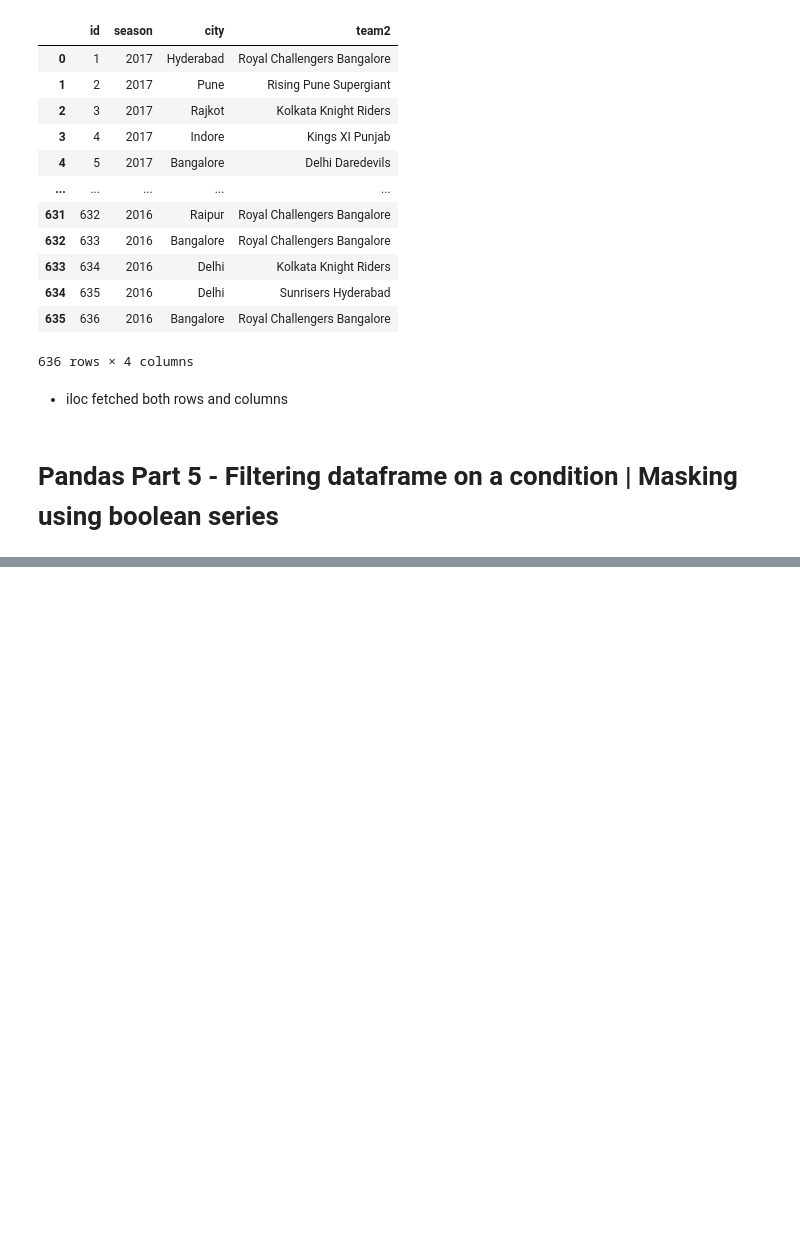
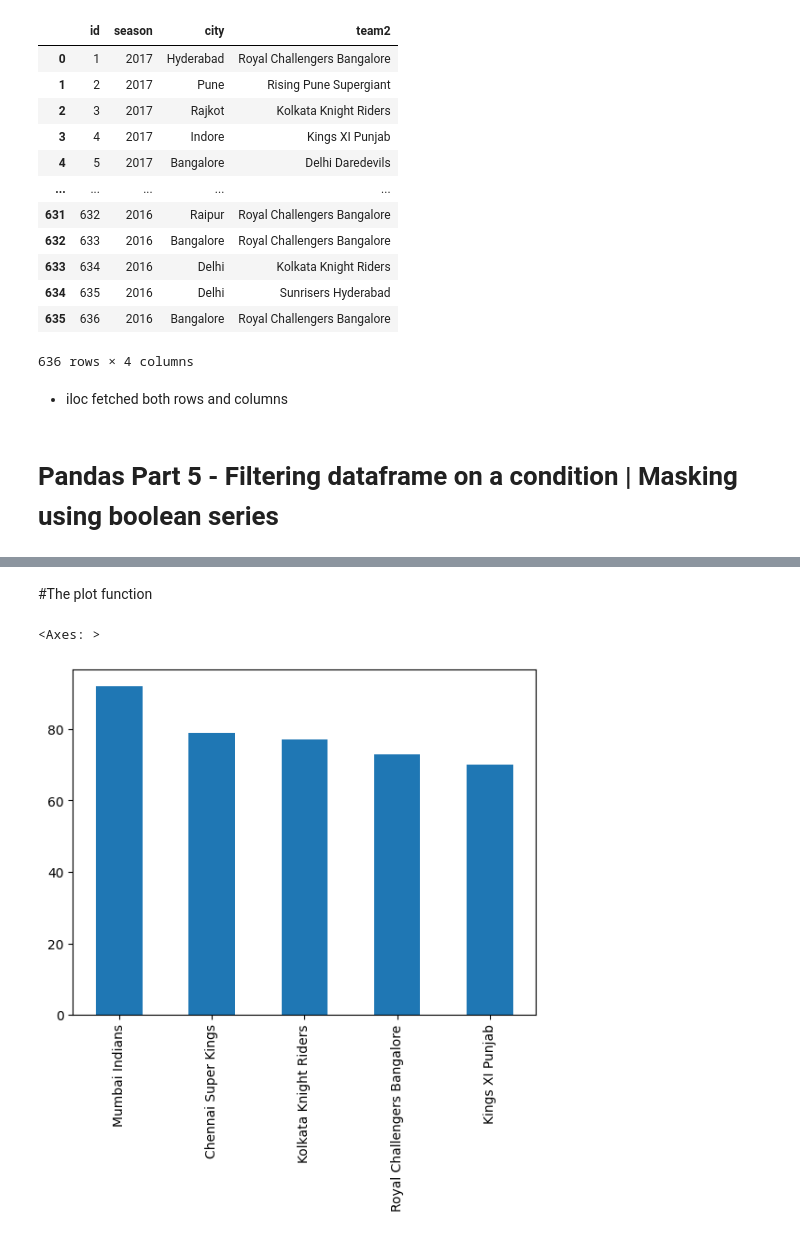
Before and after one commit to nehagovekar/Pandas_leetcode, a Jupyter notebook: IPL Analysis.ipynb, the cells around one changed output, grey strips where cells are left out. Saved outputs shown, nothing was run; the diff lists cells and outputs as text; code cells hidden in the pictures; blank space fills up the shorter version.

```diff
--- a/IPL Analysis.ipynb
+++ b/IPL Analysis.ipynb
@@ -202,0 +294,2 @@ data.iloc[:,[0,1,2,5]] #cols
+# %% [markdown]
+#The plot function
@@ -202,0 +300,5 @@ data.iloc[:,[0,1,2,5]] #cols
+# %%
+data['winner'].value_counts().head(5).plot(kind='bar')
+# %% [output]
+<Axes: >
+[figure, added]
```
Also changed, not shown: parts of 13 cells of this notebook.
